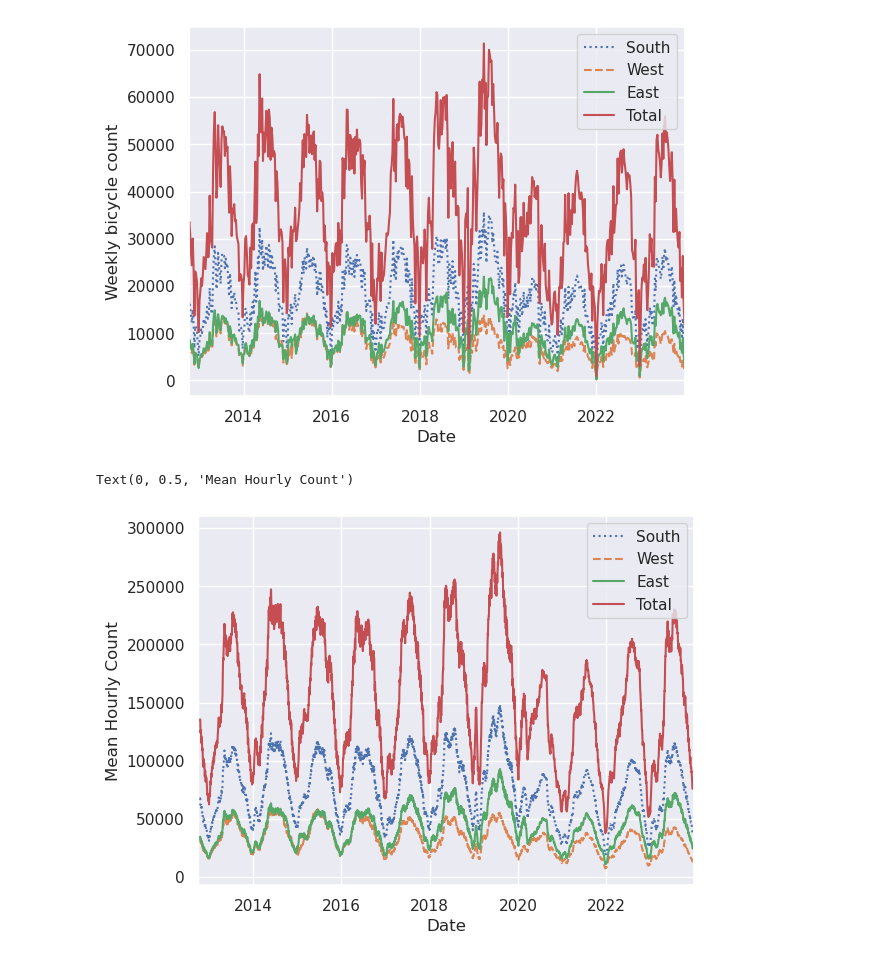
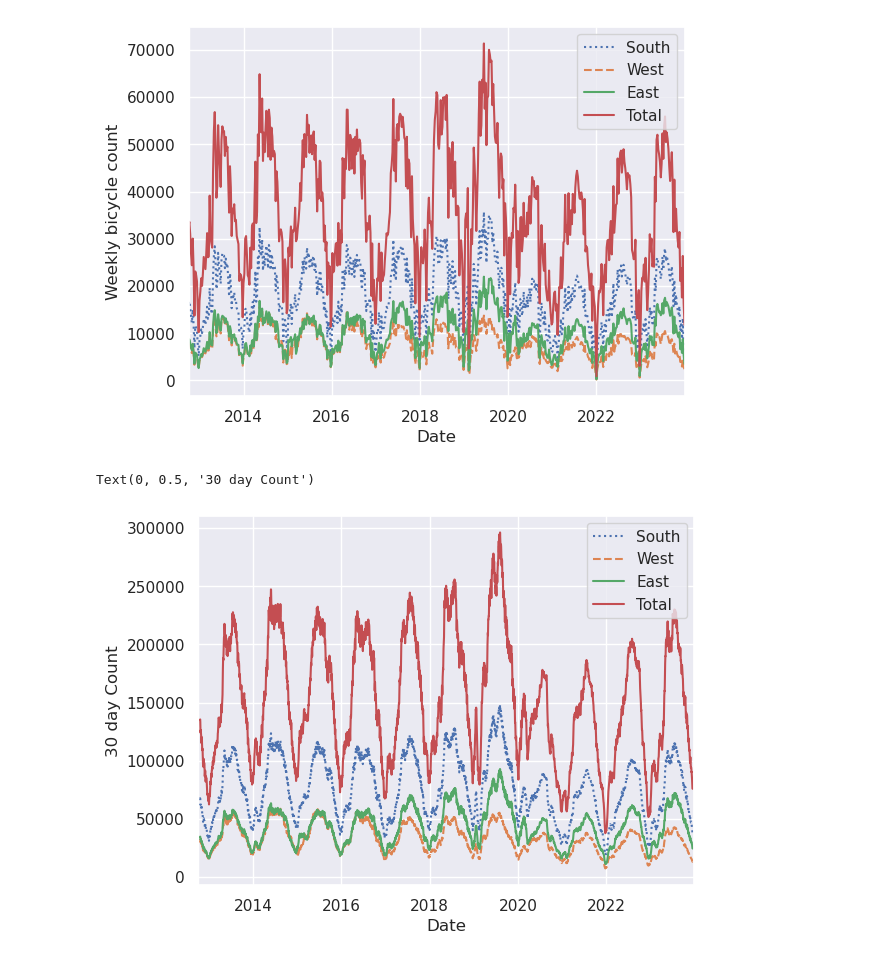
Before and after one commit to FRANKSADWAR/Regression_labs, a Jupyter notebook: Data Quest.ipynb, the cells around one changed output. Saved outputs shown, nothing was run; the diff lists cells and outputs as text; code cells hidden in the pictures.

```diff
--- a/Data Quest.ipynb
+++ b/Data Quest.ipynb
@@ -488,8 +488,8 @@ plt.show()
 # %%
 daily = data.resample('D').sum()
 
 daily.rolling(30, center=True).sum().plot(style=[':','--','-'])
-plt.ylabel('Mean Hourly Count')
+plt.ylabel('30 day Count')
 # %% [output]
-Text(0, 0.5, 'Mean Hourly Count')
+Text(0, 0.5, '30 day Count')
-[figure, old version]
+[figure, new version]
```
Also changed, not shown: parts of 3 cells of this notebook.
